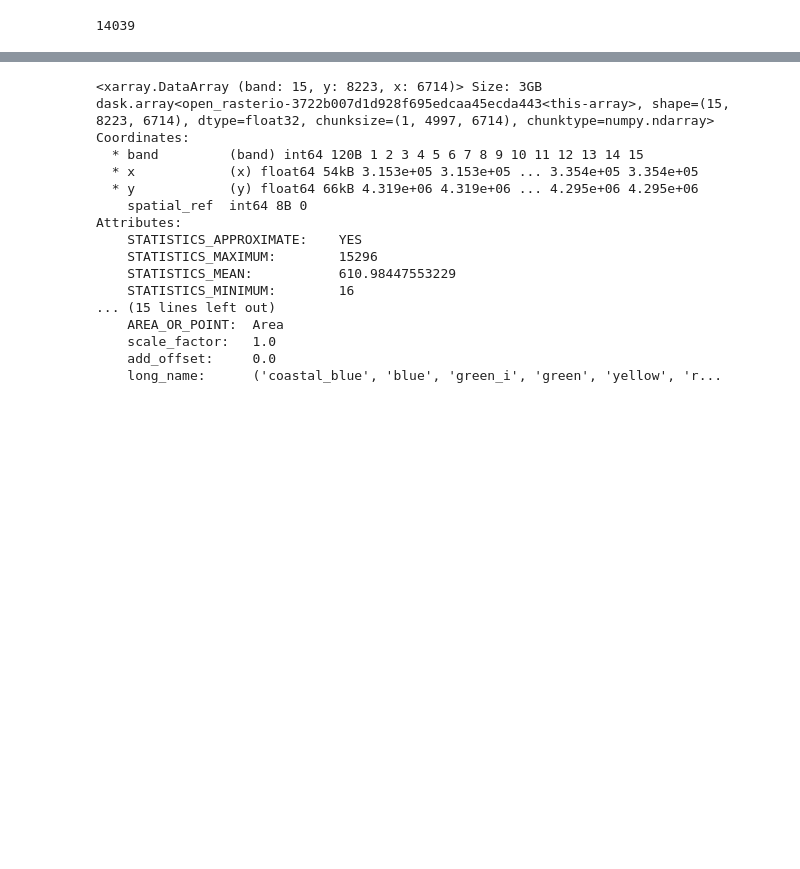
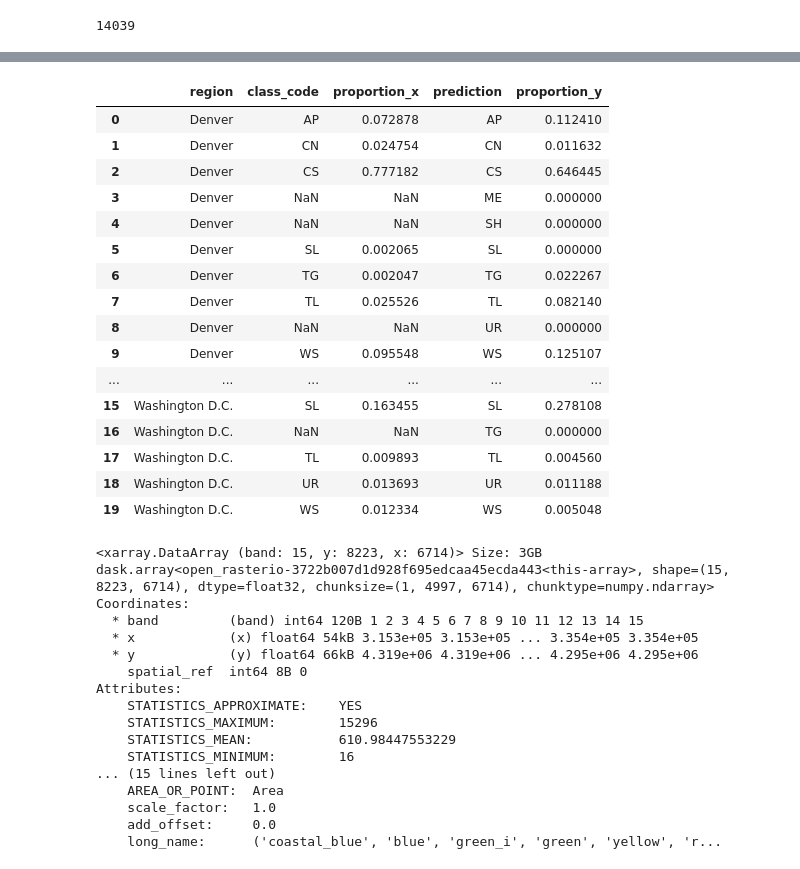
Before and after one commit to maxwellCcook/rooftop-mapping, a Jupyter notebook: code/_manuscript_figures.ipynb, the cells around one changed output, grey strips where cells are left out. Saved outputs shown, nothing was run; the diff lists cells and outputs as text; code cells hidden in the pictures; blank space fills up the shorter version.

```diff
--- a/code/_manuscript_figures.ipynb
+++ b/code/_manuscript_figures.ipynb
@@ -376,0 +505,8 @@ gc.collect() # clear space
+# %%
+# load the labeled data
+dc_fp = os.path.join(projdir,'data/spatial/mod/dc_data/training/dc_data_reference_footprints.gpkg')
+denver_fp = os.path.join(projdir,'data/spatial/mod/denver_data/training/denver_data_reference_footprints.gpkg')
+dc_tr = gpd.read_file(dc_fp) # read the dc geopackage
+denver_tr = gpd.read_file(denver_fp)
+# check the table
+print(denver_tr.head())
@@ -376,0 +527,9 @@ gc.collect() # clear space
+# %%
+# Combine the datasets
+df1 = dc_tr.drop(columns=["geometry"])
+df2 = denver_tr.drop(columns=["geometry"])
+df1["region"] = "Washington D.C."
+df2["region"] = "Denver"
+tr_df = pd.concat([df1, df2])
+train_counts = tr_df.groupby("region")["class_code"].value_counts(normalize=True).reset_index(name="proportion")
+train_counts
@@ -377,3 +552,30 @@ gc.collect() # clear space
+# %%
+# merge the predicted counts and training data
+all_counts = pd.merge(
+    train_counts, class_counts,
+    left_on=["region", "class_code"],
+    right_on=["region", "prediction"],
+    how="outer"
+)
+all_counts
+# %% [output]
+|  | region | class_code | proportion_x | prediction | proportion_y |
+| 0 | Denver | AP | 0.072878 | AP | 0.112410 |
+| 1 | Denver | CN | 0.024754 | CN | 0.011632 |
+| 2 | Denver | CS | 0.777182 | CS | 0.646445 |
+| 3 | Denver | NaN | NaN | ME | 0.000000 |
+| 4 | Denver | NaN | NaN | SH | 0.000000 |
+| 5 | Denver | SL | 0.002065 | SL | 0.000000 |
+| 6 | Denver | TG | 0.002047 | TG | 0.022267 |
+| 7 | Denver | TL | 0.025526 | TL | 0.082140 |
+| 8 | Denver | NaN | NaN | UR | 0.000000 |
+| 9 | Denver | WS | 0.095548 | WS | 0.125107 |
+| ... | ... | ... | ... | ... | ... |
+| 15 | Washington D.C. | SL | 0.163455 | SL | 0.278108 |
+| 16 | Washington D.C. | NaN | NaN | TG | 0.000000 |
+| 17 | Washington D.C. | TL | 0.009893 | TL | 0.004560 |
+| 18 | Washington D.C. | UR | 0.013693 | UR | 0.011188 |
+| 19 | Washington D.C. | WS | 0.012334 | WS | 0.005048 |
 # %%
 # Figure S1. Band correlation matrices
 # load the DC stack
```
Also changed, not shown: parts of 6 cells of this notebook, 4 other files.
